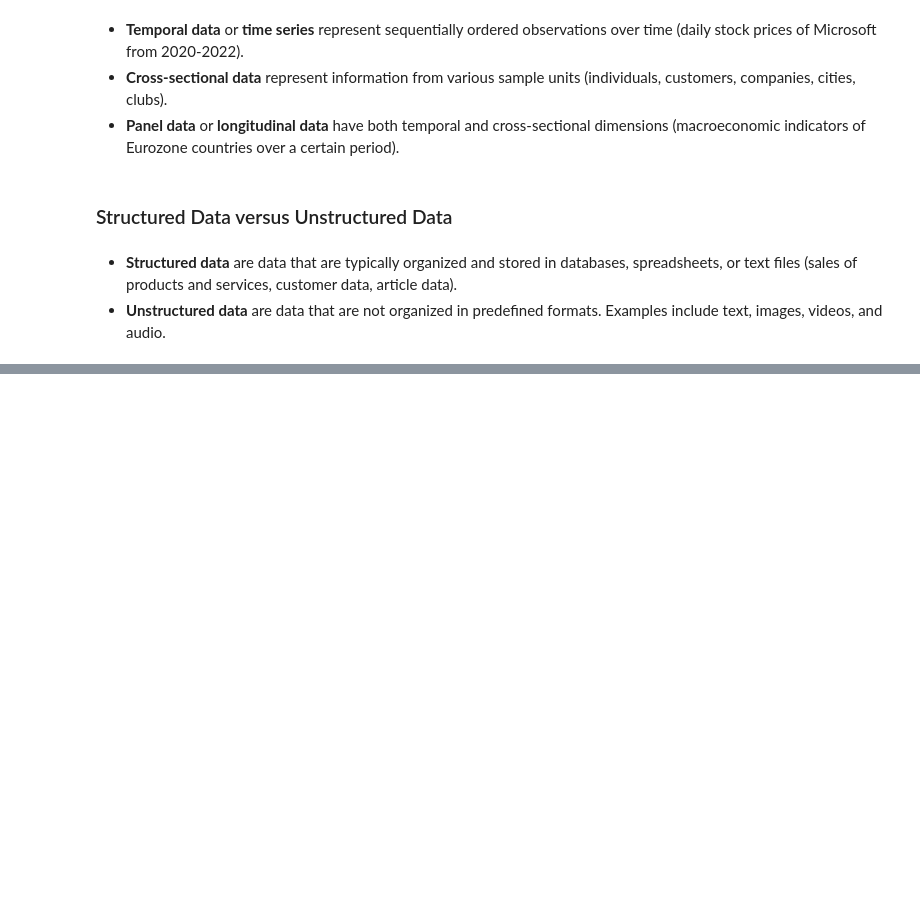
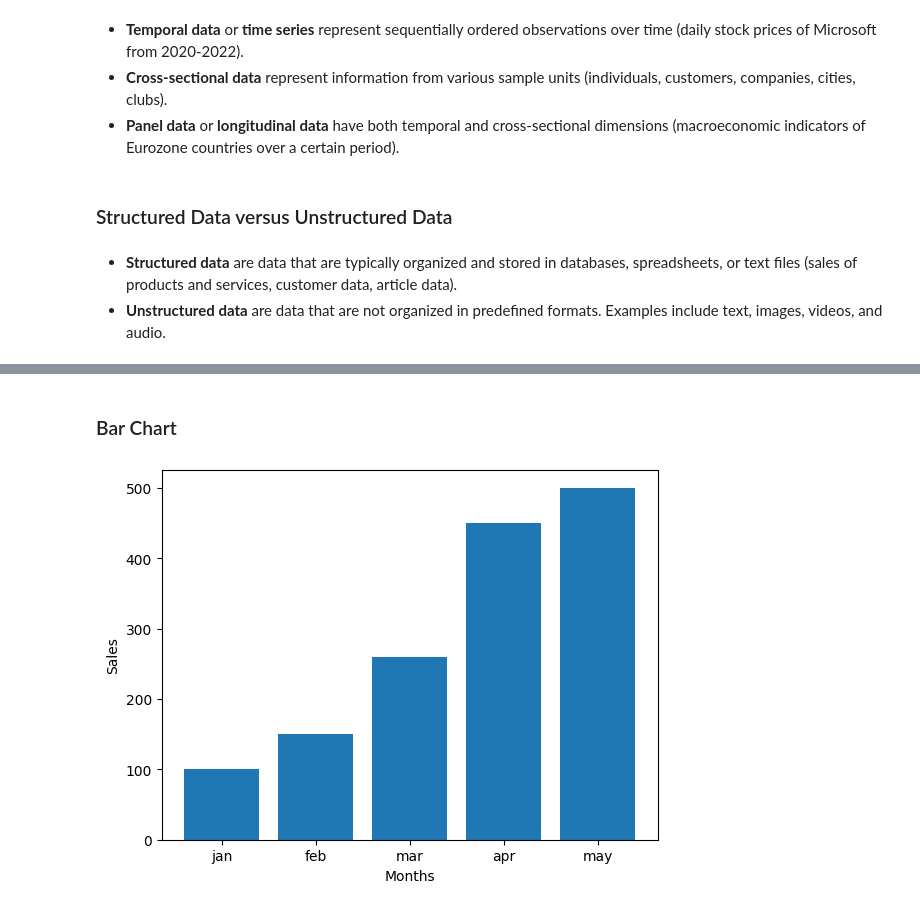
Before and after one commit to miguelcaldeiraa/Analysis-and-Prediction-of-Diamond-Prices, a Jupyter notebook: Data_Modeling.ipynb, the cells around one changed output, grey strips where cells are left out. Saved outputs shown, nothing was run; the diff lists cells and outputs as text; code cells hidden in the pictures; blank space fills up the shorter version.

```diff
--- a/Data_Modeling.ipynb
+++ b/Data_Modeling.ipynb
@@ -227,0 +351,13 @@ Vector with even numbers replaced by -1: [ 1 -1  3 -1  5 -1  7 -1  9 -1]
+# %% [markdown]
+### Bar Chart
+# %%
+import matplotlib.pyplot as plt
+
+months = ['jan','feb','mar','apr','may']
+sales = [100, 150, 260, 450, 500]
+plt.bar(months, sales)
+plt.xlabel('Months')
+plt.ylabel('Sales')
+plt.show()
+# %% [output]
+[figure, added]
```
Also changed, not shown: parts of 36 cells of this notebook, 1 other file.
